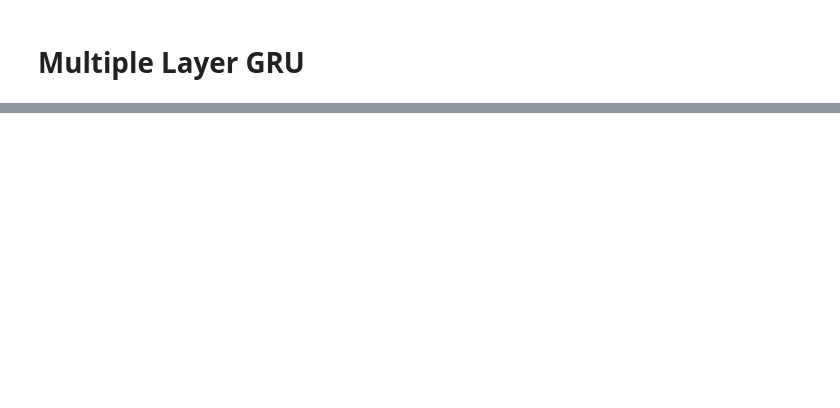
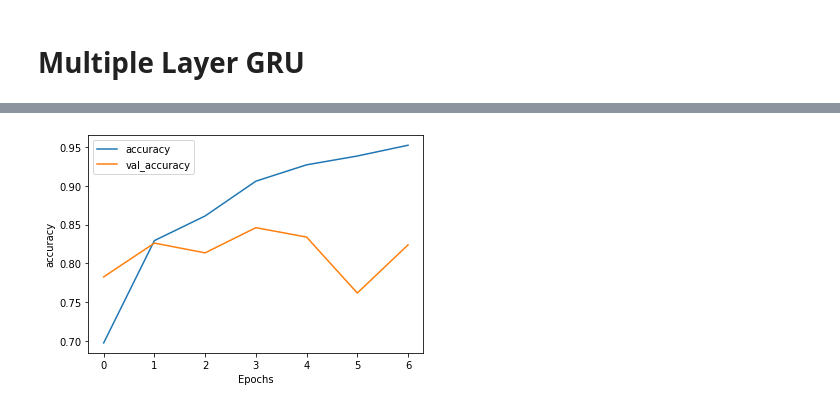
Before and after one commit to phoebezhouhuixin/NLPwithTF, a Jupyter notebook: gatedrecurrentunit.ipynb, the cells around one changed output, grey strips where cells are left out. Saved outputs shown, nothing was run; the diff lists cells and outputs as text; code cells hidden in the pictures; blank space fills up the shorter version.

```diff
--- a/gatedrecurrentunit.ipynb
+++ b/gatedrecurrentunit.ipynb
@@ -118,0 +125,12 @@ model.evaluate(test_dataset, verbose = 1)
+# %%
+model = tf.keras.Sequential([
+    tf.keras.layers.Embedding(tokenizer.vocab_size, 64, input_length=120),
+    tf.keras.layers.Bidirectional(tf.keras.layers.GRU(32, return_sequences = False)),
+    # only returns the last cell's output, which is why the output shape is (None, 64) and not (None, 120, 64)
+    tf.keras.layers.Dense(6, activation='relu'),
+    tf.keras.layers.Dense(1, activation='sigmoid')
+])
+model.compile(loss='binary_crossentropy',optimizer='adam',metrics=['accuracy'])
+model.summary()
+# After the bidirectional layer, each of the length 120 sequences
+# is mapped into 64-dimensional space which represents whether that sequence is positive or negative
@@ -118,0 +154,5 @@ model.evaluate(test_dataset, verbose = 1)
+# %%
+model.compile(loss='binary_crossentropy', optimizer='adam', metrics=['accuracy'])
+NUM_EPOCHS= 10
+callback = tf.keras.callbacks.EarlyStopping(monitor= "val_loss", patience = 3, verbose = 1)
+history = model.fit(train_dataset, epochs=NUM_EPOCHS, validation_data=test_dataset, callbacks = [callback])
@@ -118,0 +175,4 @@ model.evaluate(test_dataset, verbose = 1)
+# %%
+plot_graphs(history, 'accuracy')
+# %% [output]
+[figure, added]
```
Also changed, not shown: parts of 13 cells of this notebook.
